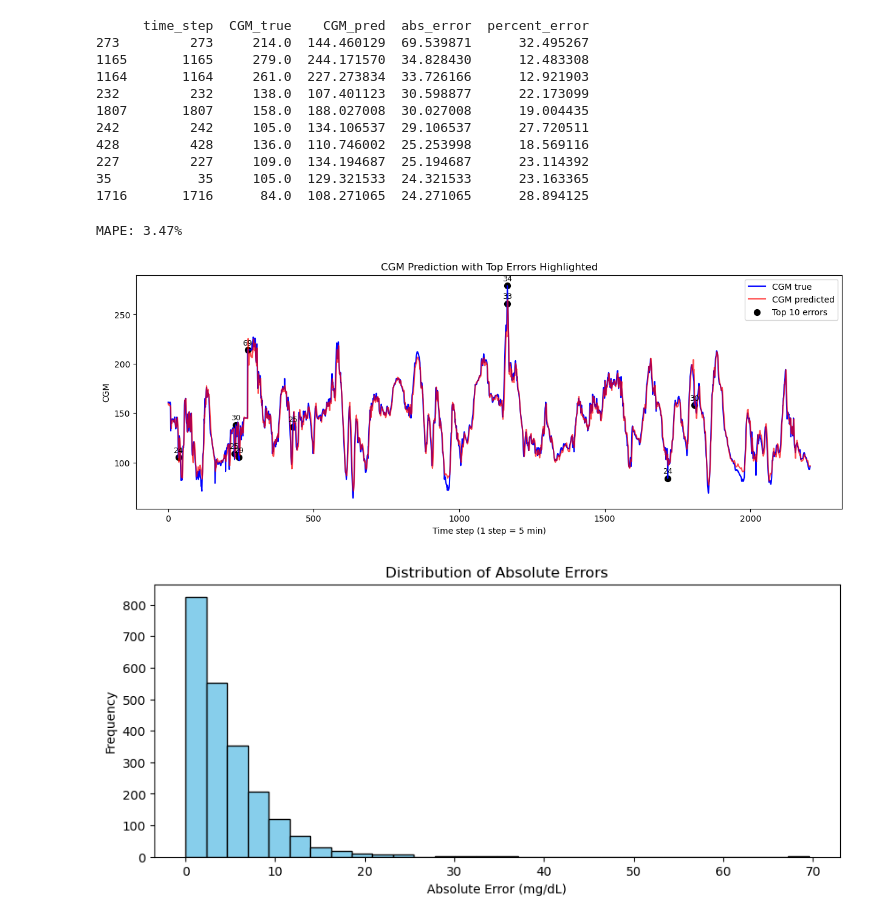
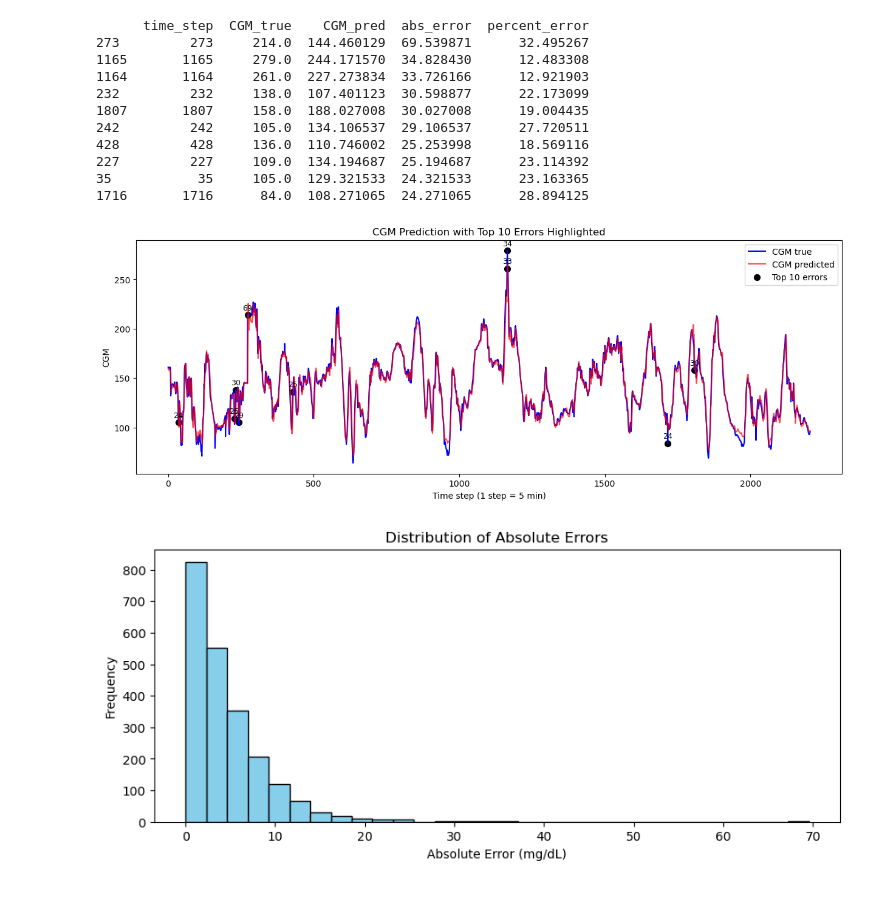
Before and after one commit to kindbyte/Glucose_Forecasting_and_Insulin_Dynamics_Analysis_Type-1_Diabetes, a Jupyter notebook: AZT1D_Insulin_Prediction.ipynb, the cells around one changed output. Cells and saved outputs as stored; diff of their text form; code cells hidden in the pictures.

```diff
--- a/AZT1D_Insulin_Prediction.ipynb
+++ b/AZT1D_Insulin_Prediction.ipynb
@@ -241,0 +219,23 @@ WARNING:absl:You are saving your model as an HDF5 file via `model.save()` or `ke
+# %%
+figures_dir = '/Users/user/Documents/projects/Glucose Forecasting and Insulin Dynamics Analysis in Type 1 Diabetes/Glucose-Forecasting-and-Insulin-Dynamics-Analysis-in-Type-1-Diabetes/figures'
+
+plt.figure(figsize=(8,5))
+plt.plot(history.history['loss'], label='train_loss')
+plt.plot(history.history['val_loss'], label='val_loss')
+plt.xlabel('Epoch')
+plt.ylabel('Loss (Huber)')
+plt.legend()
+plt.title('Training and Validation Loss')
+plt.savefig(os.path.join(figures_dir, 'loss_curve.png'), dpi=300, bbox_inches='tight')
+plt.show()
+
+n_steps = 200
+plt.figure(figsize=(15,5))
+plt.plot(y_true[-n_steps:], label='CGM true', color='blue')
+plt.plot(y_pred[-n_steps:], label='CGM predicted', color='red', alpha=0.7)
+plt.xlabel('Time step (1 step = 5 min)')
+plt.ylabel('CGM')
+plt.title('GRU Predictions vs True CGM (Last 200 Steps)')
+plt.legend()
+plt.savefig(os.path.join(figures_dir, 'cgm_predictions_last200.png'), dpi=300, bbox_inches='tight')
+plt.show()
@@ -262,35 +265,33 @@ print(top_errors)
 227         227     109.0  134.194687  25.194687      23.114392
 35           35     105.0  129.321533  24.321533      23.163365
 1716       1716      84.0  108.271065  24.271065      28.894125
-# %%
-mape = np.mean(np.abs((y_true - y_pred) / y_true)) * 100
-print(f"MAPE: {mape:.2f}%")
-# %% [output]
-MAPE: 3.47%
 # %%
 plt.figure(figsize=(15,5))
 plt.plot(y_true, label='CGM true', color='blue')
 plt.plot(y_pred, label='CGM predicted', color='red', alpha=0.7)
 plt.scatter(top_errors['time_step'], top_errors['CGM_true'], color='black', label='Top 10 errors', s=50)
 
 for i, row in top_errors.iterrows():
     plt.text(row['time_step'], row['CGM_true'] + 5, f"{int(row['abs_error'])}",
              color='black', fontsize=9, ha='center')
 
 plt.xlabel('Time step (1 step = 5 min)')
 plt.ylabel('CGM')
-plt.title('CGM Prediction with Top Errors Highlighted')
+plt.title('CGM Prediction with Top 10 Errors Highlighted')
 plt.legend()
+plt.savefig(os.path.join(figures_dir, 'cgm_top10_errors.png'), dpi=300, bbox_inches='tight')
 plt.show()
+
 
 plt.figure(figsize=(10,4))
 plt.hist(errors['abs_error'], bins=30, color='skyblue', edgecolor='black')
 plt.xlabel('Absolute Error (mg/dL)')
 plt.ylabel('Frequency')
 plt.title('Distribution of Absolute Errors')
+plt.savefig(os.path.join(figures_dir, 'abs_error_distribution.png'), dpi=300, bbox_inches='tight')
 plt.show()
 # %% [output]
-[figure, old version]
+[figure, new version]
 [figure]
 # %%
 from sklearn.metrics import mean_absolute_error
```
Also changed, not shown: parts of 5 cells of this notebook, 37 other files.
